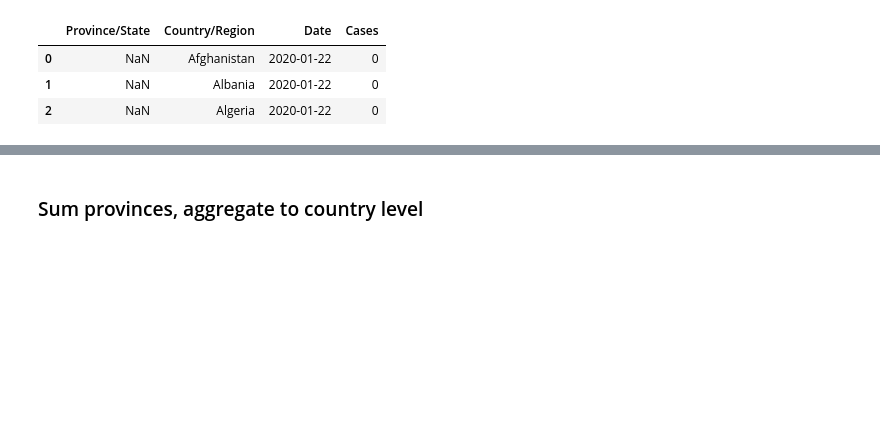
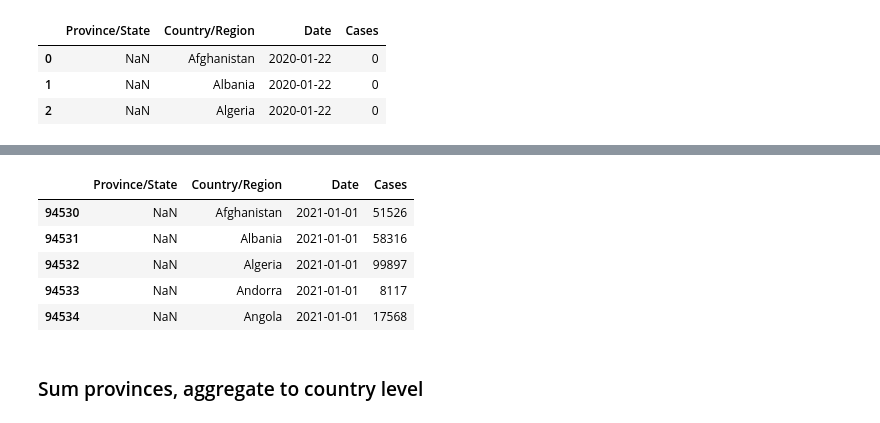
Before and after one commit to jaroslawr/jupyter-notebooks, a Jupyter notebook: dataset_covid/dataset_covid.ipynb, the cells around one changed output, grey strips where cells are left out. Drawn from its saved outputs; the diff is of its cells as text; code cells hidden in the pictures; blank space fills up the shorter version.

```diff
--- a/dataset_covid/dataset_covid.ipynb
+++ b/dataset_covid/dataset_covid.ipynb
@@ -80,3 +93,12 @@ df.head(3)
+# %%
+df.head(5)
+# %% [output]
+|  | Province/State | Country/Region | Date | Cases |
+| 94530 | NaN | Afghanistan | 2021-01-01 | 51526 |
+| 94531 | NaN | Albania | 2021-01-01 | 58316 |
+| 94532 | NaN | Algeria | 2021-01-01 | 99897 |
+| 94533 | NaN | Andorra | 2021-01-01 | 8117 |
+| 94534 | NaN | Angola | 2021-01-01 | 17568 |
 # %% [markdown]
 ### Sum provinces, aggregate to country level
 # %%
```
Also changed, not shown: parts of 7 cells of this notebook, 1 other file.
